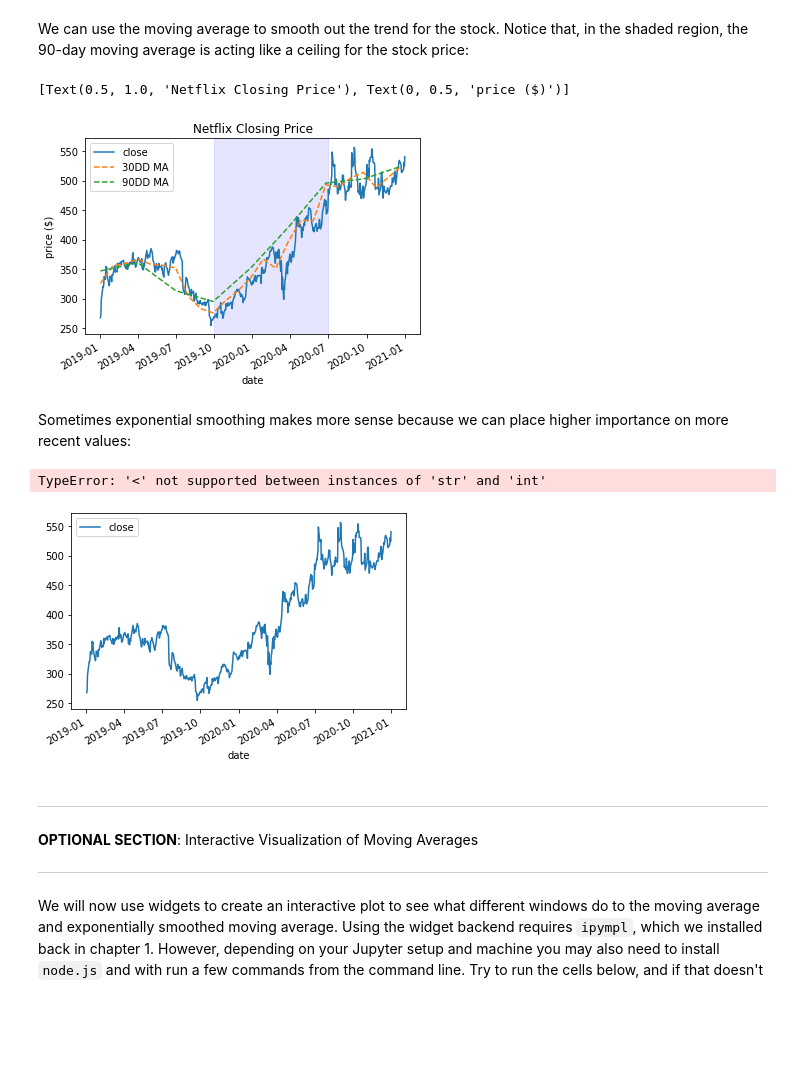
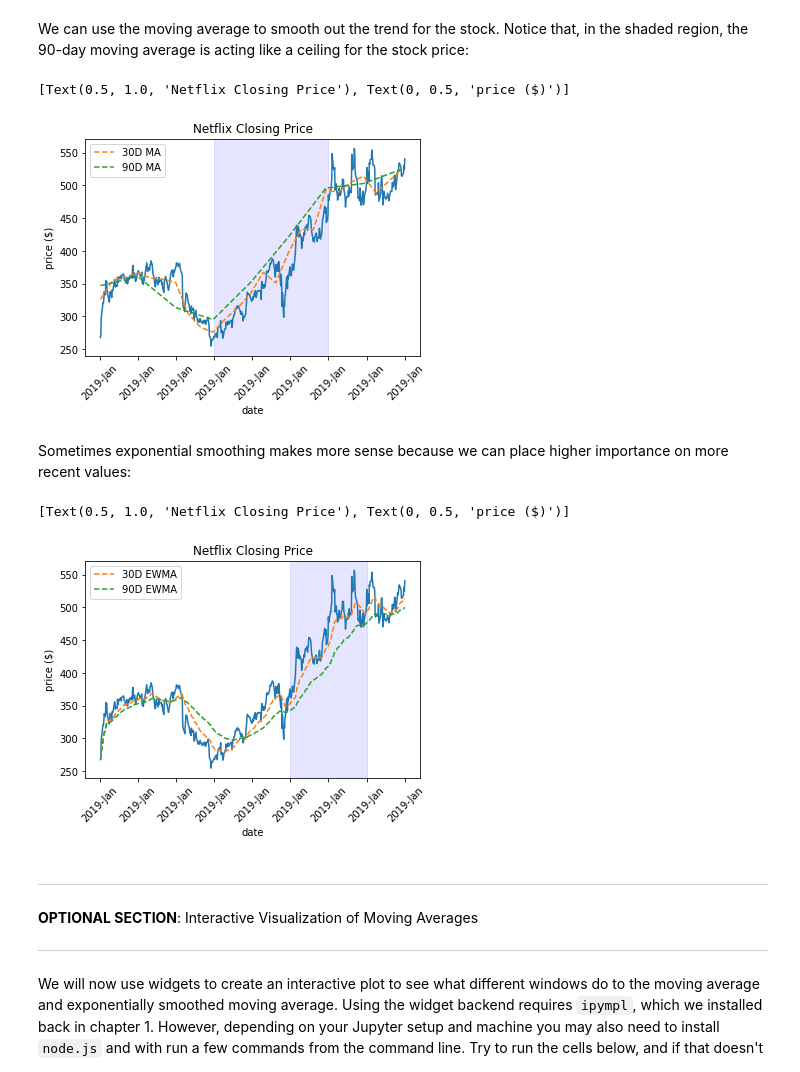
Before and after one commit to will-i-amv/stock-analysis, a Jupyter notebook: Tests.ipynb, the cells around one changed output. Cells and saved outputs as stored; diff of their text form; code cells hidden in the pictures; blank space fills up the shorter version.

Commit message:
Re-run all cells, some them executed with errors

```diff
--- a/Tests.ipynb
+++ b/Tests.ipynb
@@ -92,29 +92,39 @@ netflix_viz = stock_analysis.StockVisualizer(nflx)
 # %% [markdown]
 We can use the moving average to smooth out the trend for the stock. Notice that, in the shaded region, the 90-day moving average is acting like a ceiling for the stock price:
 # %%
-ax = netflix_viz.plot_moving_average('close', ['30D', '90D'])
+ax = netflix_viz.plot_curve(column='close')
+ax = netflix_viz.plot_moving_average(
+    ax=ax,
+    column='close',
+    periods=['30D', '90D']
+)
 
 netflix_viz.plot_shaded_region(
     ax,
     x=('2019-10-01', '2020-07-01'),
     color='blue',
     alpha=0.1
 )
 
 ax.set(
     title='Netflix Closing Price',
     ylabel='price ($)'
 )
 # %% [output]
 [Text(0.5, 1.0, 'Netflix Closing Price'), Text(0, 0.5, 'price ($)')]
-[figure, old version]
+[figure, new version]
 # %% [markdown]
 Sometimes exponential smoothing makes more sense because we can place higher importance on more recent values:
 # %%
-ax = netflix_viz.plot_exp_smoothing('close', [30, 90])
+ax = netflix_viz.plot_curve(column='close')
+ax = netflix_viz.plot_exp_smoothing(
+    ax=ax,
+    column='close',
+    periods=['30D', '90D']
+)
 
 netflix_viz.plot_shaded_region(
-    ax,
+    ax=ax,
     x=('2020-04-01', '2020-10-01'),
     color='blue',
     alpha=0.1
@@ -125,8 +135,8 @@ ax.set(
     ylabel='price ($)'
 )
 # %% [output]
-TypeError: '<' not supported between instances of 'str' and 'int'
+[Text(0.5, 1.0, 'Netflix Closing Price'), Text(0, 0.5, 'price ($)')]
-[figure, old version]
+[figure, new version]
 # %% [markdown]
 ---
 
```
Also changed, not shown: parts of 8 cells of this notebook.
